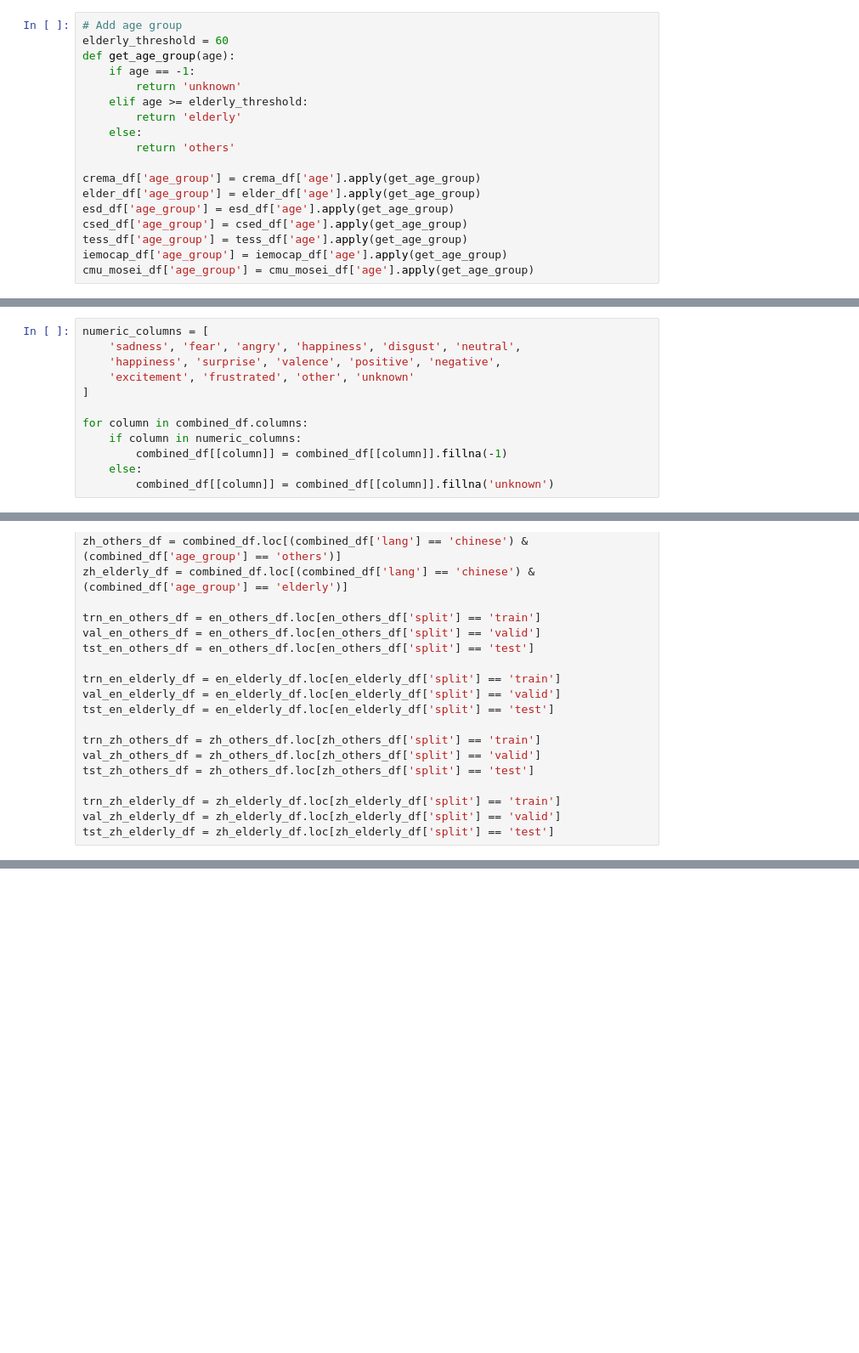
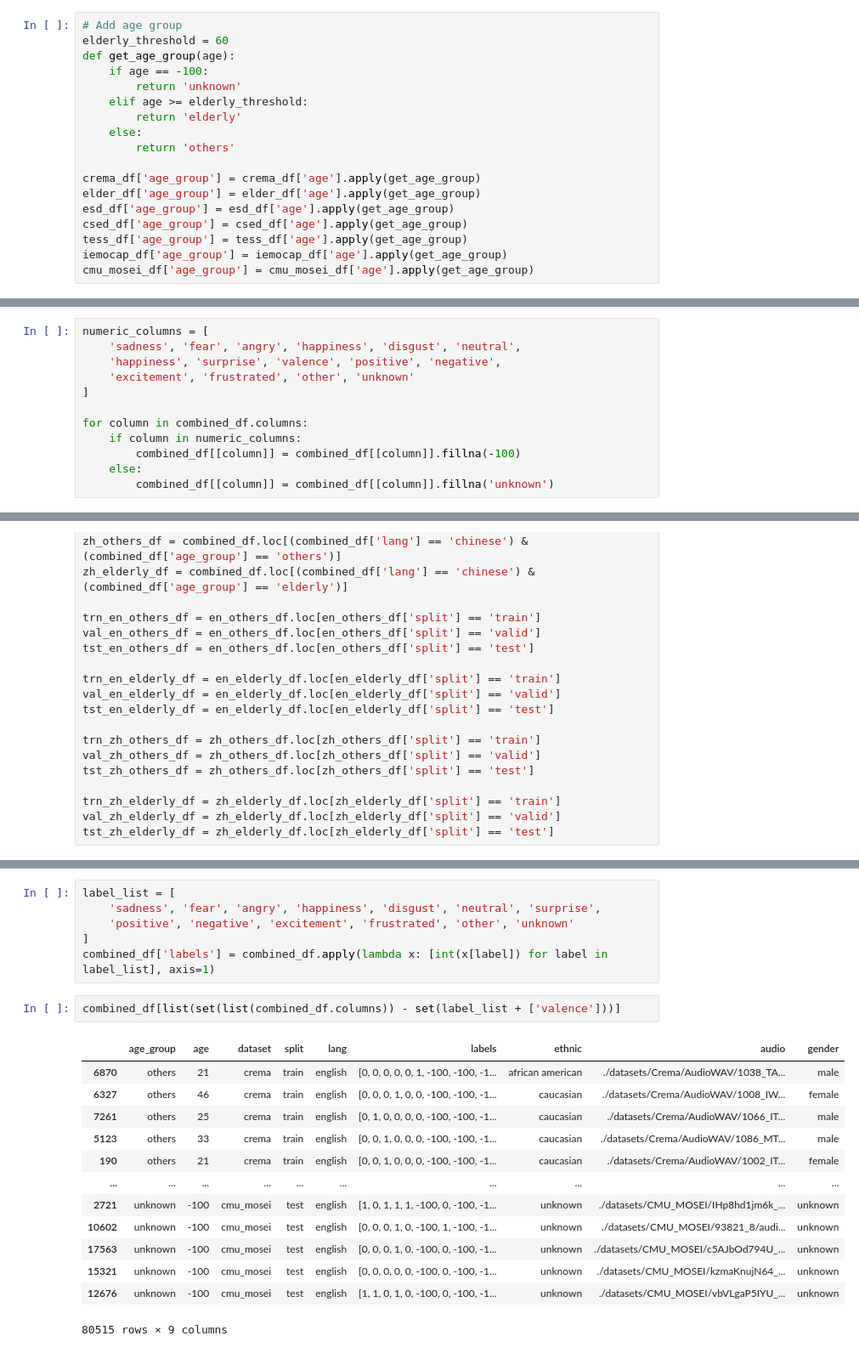
Before and after one commit to HLTCHKUST/elderly_ser, a Jupyter notebook: emotion_data_loader.ipynb, the cells around one changed output, grey strips where cells are left out. Shown at 85% size. Drawn from its saved outputs; the diff is of its cells as text; blank space fills up the shorter version.

Commit message:
update training script

```diff
--- a/emotion_data_loader.ipynb
+++ b/emotion_data_loader.ipynb
@@ -467,7 +467,7 @@ cmu_mosei_df['dataset'] = 'cmu_mosei'
 # Add age group
 elderly_threshold = 60
 def get_age_group(age):
-    if age == -1:
+    if age == -100:
         return 'unknown'
     elif age >= elderly_threshold:
         return 'elderly'
@@ -518,7 +518,7 @@ numeric_columns = [
 
 for column in combined_df.columns:
     if column in numeric_columns:
-        combined_df[[column]] = combined_df[[column]].fillna(-1)
+        combined_df[[column]] = combined_df[[column]].fillna(-100)
     else:
         combined_df[[column]] = combined_df[[column]].fillna('unknown')
 # %%
@@ -575,0 +600,22 @@ tst_zh_elderly_df = zh_elderly_df.loc[zh_elderly_df['split'] == 'test']
+# %%
+label_list = [
+    'sadness', 'fear', 'angry', 'happiness', 'disgust', 'neutral', 'surprise',
+    'positive', 'negative', 'excitement', 'frustrated', 'other', 'unknown'
+]
+combined_df['labels'] = combined_df.apply(lambda x: [int(x[label]) for label in label_list], axis=1)
+# %%
+combined_df[list(set(list(combined_df.columns)) - set(label_list + ['valence']))]
+# %% [output]
+|  | age_group | age | dataset | split | lang | labels | ethnic | audio | gender |
+| 6870 | others | 21 | crema | train | english | [0, 0, 0, 0, 0, 1, -100, -100, -1... | african american | ./datasets/Crema/AudioWAV/1038_TA... | male |
+| 6327 | others | 46 | crema | train | english | [0, 0, 0, 1, 0, 0, -100, -100, -1... | caucasian | ./datasets/Crema/AudioWAV/1008_IW... | female |
+| 7261 | others | 25 | crema | train | english | [0, 1, 0, 0, 0, 0, -100, -100, -1... | caucasian | ./datasets/Crema/AudioWAV/1066_IT... | male |
+| 5123 | others | 33 | crema | train | english | [0, 0, 1, 0, 0, 0, -100, -100, -1... | caucasian | ./datasets/Crema/AudioWAV/1086_MT... | male |
+| 190 | others | 21 | crema | train | english | [0, 0, 1, 0, 0, 0, -100, -100, -1... | caucasian | ./datasets/Crema/AudioWAV/1002_IT... | female |
+| ... | ... | ... | ... | ... | ... | ... | ... | ... | ... |
+| 2721 | unknown | -100 | cmu_mosei | test | english | [1, 0, 1, 1, 1, -100, 0, -100, -1... | unknown | ./datasets/CMU_MOSEI/IHp8hd1jm6k_... | unknown |
+| 10602 | unknown | -100 | cmu_mosei | test | english | [0, 0, 0, 1, 0, -100, 1, -100, -1... | unknown | ./datasets/CMU_MOSEI/93821_8/audi... | unknown |
+| 17563 | unknown | -100 | cmu_mosei | test | english | [0, 0, 0, 1, 0, -100, 0, -100, -1... | unknown | ./datasets/CMU_MOSEI/c5AJbOd794U_... | unknown |
+| 15321 | unknown | -100 | cmu_mosei | test | english | [0, 0, 0, 0, 0, -100, 0, -100, -1... | unknown | ./datasets/CMU_MOSEI/kzmaKnujN64_... | unknown |
+| 12676 | unknown | -100 | cmu_mosei | test | english | [1, 1, 0, 1, 0, -100, 0, -100, -1... | unknown | ./datasets/CMU_MOSEI/vbVLgaP5IYU_... | unknown |
+80515 rows × 9 columns
```
Also changed, not shown: parts of 5 cells of this notebook, 4 other files.
